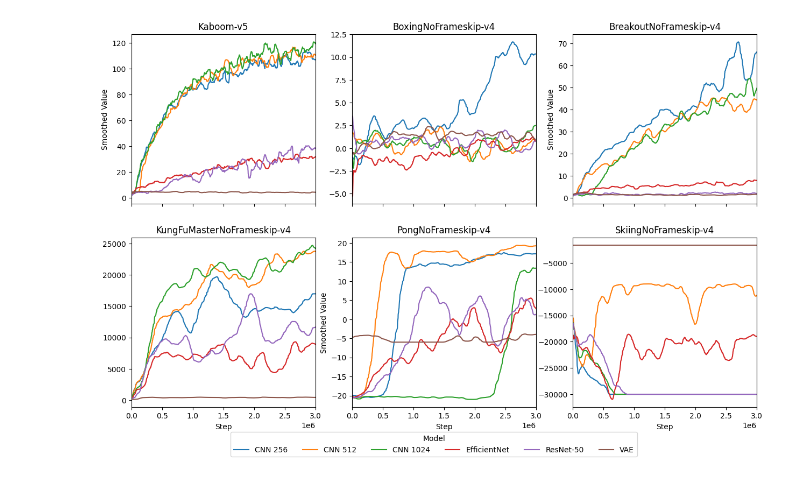
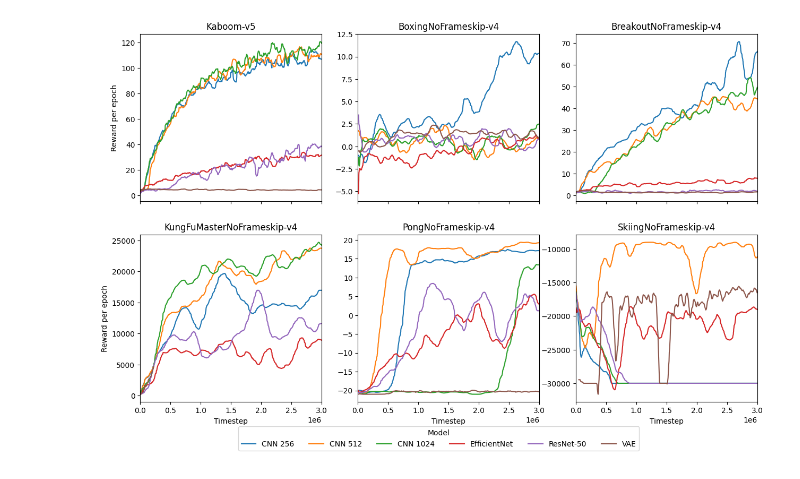
Before and after one commit to microcosmAI/RL-Vision-Comparison, a Jupyter notebook: plot.ipynb, the cells around one changed output. Drawn from its saved outputs; the diff is of its cells as text; code cells hidden in the pictures.

```diff
--- a/plot.ipynb
+++ b/plot.ipynb
@@ -18,7 +18,7 @@ for i, env in enumerate(envs):
     df3 = pd.read_csv(f"plots_csvs/{env}_CNN_1024_PPO_lr0.00025_netarch[128,_128]_batchsize128_timesteps3000000_1.csv")
     df4 = pd.read_csv(f"plots_csvs/{env}_efficientnet_1280__PPO_lr0.00025_netarch[128,_128]_batchsize128_timesteps3000000_1.csv")
     df5 = pd.read_csv(f"plots_csvs/{env}_resnet50_2048__PPO_lr0.00025_netarch[128,_128]_batchsize128_timesteps3000000_1.csv")
-    df6 = pd.read_csv(f"plots_csvs/env_name_{env}_vae_final_run_1.csv")
+    df6 = pd.read_csv(f"plots_csvs/{env}__vae_clr_train.csv")
 
     # Add a column to differentiate between the files
     df1['File'] = 'CNN 256'
@@ -31,44 +31,39 @@ for i, env in enumerate(envs):
     # Concatenate the DataFrames
     df = pd.concat([df1, df2, df3, df4, df5, df6])
 
     # Apply a rolling window to smooth the data over 10 data points
     window_size = 20
     df['Rolling Min'] = df.groupby('File')['Value'].transform(lambda x: x.rolling(window=window_size, min_periods=1).min())
     df['Rolling Max'] = df.groupby('File')['Value'].transform(lambda x: x.rolling(window=window_size, min_periods=1).max())
     df['Smoothed Value'] = df.groupby('File')['Value'].transform(lambda x: x.rolling(window=window_size, min_periods=1).mean())
 
     # Plotting using seaborn
     #plt.figure(figsize=(12, 6))
     #ax = plt.gca()
     ax = sns.lineplot(data=df, x='Step', y='Smoothed Value', hue='File', style='File', dashes=False, ax=axis[i//3, i%3], legend=False)
     colors = [l.get_c() for l in ax.get_lines()]
     lines = ax.get_lines()
 
     axis[i//3, i%3].set_title(short_env_name)
-    if i%2 == 1:
+    if i%3 == 1 or i%3 == 2:
         axis[i//3, i%3].set_ylabel('')
-    #plt.xlabel('Timestep')
-    #plt.ylabel('Average reward per epoch')
+    else:
+        axis[i//3, i%3].set_ylabel('Reward per epoch')
+
+    if i//3 == 1:
+        axis[i//3, i%3].set_xlabel('Timestep')
+    # if i//2 == 1:
+    #     ax.set(xlabel='Timestep')
     #plt.grid(True)
     #plt.legend(title='Model:')
     ax.set_xlim(0, 3e6)
 
-    hyperparameters_text = """
-    Hyperparameters:
-    - Hidden Units: 128, 128
-    - Entropy coefficient = 0.01
-    - Clip range: 0.1
-    - Learning Rate: 2.5e-4
-    - Mini batches: 128
-    - Number of envs: 4
-    - Updates: ?
-    """
     #plt.figtext(0.92, 0.25, hyperparameters_text, wrap=True, verticalalignment='center', fontsize=10)
     #plt.savefig(f"plots/{short_env_name}.pdf", format="pdf", bbox_inches="tight")
 figure.legend(handles=lines, labels=model_names, ncol=6, loc='lower center', bbox_to_anchor=(0.5, 0),
              title='Model')
 plt.savefig(f"plots/all_plots_tight.png", bbox_inches="tight")
 plt.savefig(f"plots/all_plots_tight.pdf", format='pdf', bbox_inches="tight")
 plt.show()
 # %% [output]
-[figure, old version]
+[figure, new version]
```
Also changed, not shown: 13 other files.
